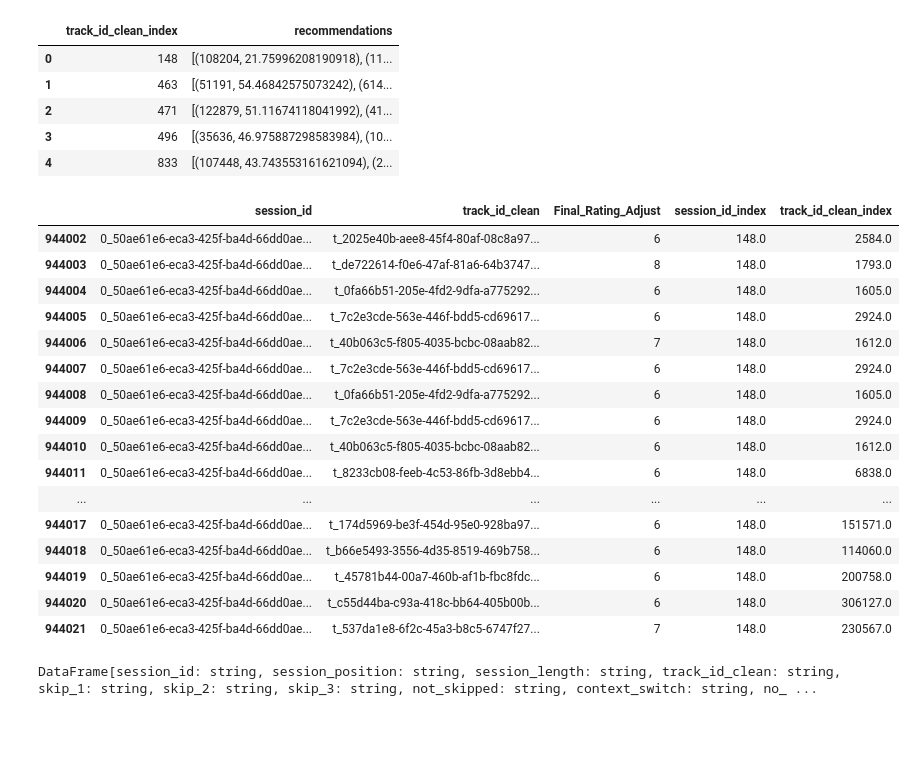
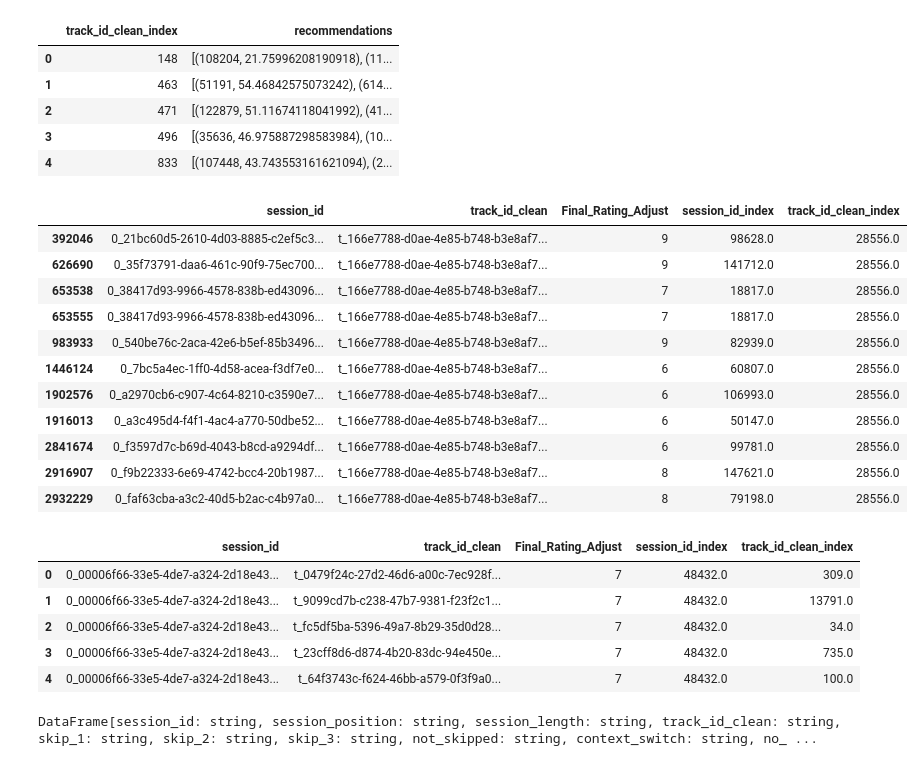
Before and after one commit to OliviaXu312/Spotify_recommendation_system-, a Jupyter notebook: Small_version.ipynb, the cells around one changed output. Saved outputs shown, nothing was run; the diff lists cells and outputs as text; code cells hidden in the pictures; blank space fills up the shorter version.

```diff
--- a/Small_version.ipynb
+++ b/Small_version.ipynb
@@ -401,25 +414,29 @@ movieRecs_df.head()
 # %%
 df = df_index.toPandas()
 # %%
-df[df['session_id_index'] == 148]
+df[df['track_id_clean_index'] == 28556]
 # %% [output]
 |  | session_id | track_id_clean | Final_Rating_Adjust | session_id_index | track_id_clean_index |
-| 944002 | 0_50ae61e6-eca3-425f-ba4d-66dd0ae... | t_2025e40b-aee8-45f4-80af-08c8a97... | 6 | 148.0 | 2584.0 |
-| 944003 | 0_50ae61e6-eca3-425f-ba4d-66dd0ae... | t_de722614-f0e6-47af-81a6-64b3747... | 8 | 148.0 | 1793.0 |
-| 944004 | 0_50ae61e6-eca3-425f-ba4d-66dd0ae... | t_0fa66b51-205e-4fd2-9dfa-a775292... | 6 | 148.0 | 1605.0 |
-| 944005 | 0_50ae61e6-eca3-425f-ba4d-66dd0ae... | t_7c2e3cde-563e-446f-bdd5-cd69617... | 6 | 148.0 | 2924.0 |
-| 944006 | 0_50ae61e6-eca3-425f-ba4d-66dd0ae... | t_40b063c5-f805-4035-bcbc-08aab82... | 7 | 148.0 | 1612.0 |
-| 944007 | 0_50ae61e6-eca3-425f-ba4d-66dd0ae... | t_7c2e3cde-563e-446f-bdd5-cd69617... | 6 | 148.0 | 2924.0 |
-| 944008 | 0_50ae61e6-eca3-425f-ba4d-66dd0ae... | t_0fa66b51-205e-4fd2-9dfa-a775292... | 6 | 148.0 | 1605.0 |
-| 944009 | 0_50ae61e6-eca3-425f-ba4d-66dd0ae... | t_7c2e3cde-563e-446f-bdd5-cd69617... | 6 | 148.0 | 2924.0 |
-| 944010 | 0_50ae61e6-eca3-425f-ba4d-66dd0ae... | t_40b063c5-f805-4035-bcbc-08aab82... | 6 | 148.0 | 1612.0 |
-| 944011 | 0_50ae61e6-eca3-425f-ba4d-66dd0ae... | t_8233cb08-feeb-4c53-86fb-3d8ebb4... | 6 | 148.0 | 6838.0 |
-| ... | ... | ... | ... | ... | ... |
-| 944017 | 0_50ae61e6-eca3-425f-ba4d-66dd0ae... | t_174d5969-be3f-454d-95e0-928ba97... | 6 | 148.0 | 151571.0 |
-| 944018 | 0_50ae61e6-eca3-425f-ba4d-66dd0ae... | t_b66e5493-3556-4d35-8519-469b758... | 6 | 148.0 | 114060.0 |
-| 944019 | 0_50ae61e6-eca3-425f-ba4d-66dd0ae... | t_45781b44-00a7-460b-af1b-fbc8fdc... | 6 | 148.0 | 200758.0 |
-| 944020 | 0_50ae61e6-eca3-425f-ba4d-66dd0ae... | t_c55d44ba-c93a-418c-bb64-405b00b... | 6 | 148.0 | 306127.0 |
-| 944021 | 0_50ae61e6-eca3-425f-ba4d-66dd0ae... | t_537da1e8-6f2c-45a3-b8c5-6747f27... | 7 | 148.0 | 230567.0 |
+| 392046 | 0_21bc60d5-2610-4d03-8885-c2ef5c3... | t_166e7788-d0ae-4e85-b748-b3e8af7... | 9 | 98628.0 | 28556.0 |
+| 626690 | 0_35f73791-daa6-461c-90f9-75ec700... | t_166e7788-d0ae-4e85-b748-b3e8af7... | 9 | 141712.0 | 28556.0 |
+| 653538 | 0_38417d93-9966-4578-838b-ed43096... | t_166e7788-d0ae-4e85-b748-b3e8af7... | 7 | 18817.0 | 28556.0 |
+| 653555 | 0_38417d93-9966-4578-838b-ed43096... | t_166e7788-d0ae-4e85-b748-b3e8af7... | 7 | 18817.0 | 28556.0 |
+| 983933 | 0_540be76c-2aca-42e6-b5ef-85b3496... | t_166e7788-d0ae-4e85-b748-b3e8af7... | 9 | 82939.0 | 28556.0 |
+| 1446124 | 0_7bc5a4ec-1ff0-4d58-acea-f3df7e0... | t_166e7788-d0ae-4e85-b748-b3e8af7... | 6 | 60807.0 | 28556.0 |
+| 1902576 | 0_a2970cb6-c907-4c64-8210-c3590e7... | t_166e7788-d0ae-4e85-b748-b3e8af7... | 6 | 106993.0 | 28556.0 |
+| 1916013 | 0_a3c495d4-f4f1-4ac4-a770-50dbe52... | t_166e7788-d0ae-4e85-b748-b3e8af7... | 6 | 50147.0 | 28556.0 |
+| 2841674 | 0_f3597d7c-b69d-4043-b8cd-a9294df... | t_166e7788-d0ae-4e85-b748-b3e8af7... | 6 | 99781.0 | 28556.0 |
+| 2916907 | 0_f9b22333-6e69-4742-bcc4-20b1987... | t_166e7788-d0ae-4e85-b748-b3e8af7... | 8 | 147621.0 | 28556.0 |
+| 2932229 | 0_faf63cba-a3c2-40d5-b2ac-c4b97a0... | t_166e7788-d0ae-4e85-b748-b3e8af7... | 8 | 79198.0 | 28556.0 |
+# %%
+df.head()
+# %% [output]
+|  | session_id | track_id_clean | Final_Rating_Adjust | session_id_index | track_id_clean_index |
+| 0 | 0_00006f66-33e5-4de7-a324-2d18e43... | t_0479f24c-27d2-46d6-a00c-7ec928f... | 7 | 48432.0 | 309.0 |
+| 1 | 0_00006f66-33e5-4de7-a324-2d18e43... | t_9099cd7b-c238-47b7-9381-f23f2c1... | 7 | 48432.0 | 13791.0 |
+| 2 | 0_00006f66-33e5-4de7-a324-2d18e43... | t_fc5df5ba-5396-49a7-8b29-35d0d28... | 7 | 48432.0 | 34.0 |
+| 3 | 0_00006f66-33e5-4de7-a324-2d18e43... | t_23cff8d6-d874-4b20-83dc-94e450e... | 7 | 48432.0 | 735.0 |
+| 4 | 0_00006f66-33e5-4de7-a324-2d18e43... | t_64f3743c-f624-46bb-a579-0f3f9a0... | 7 | 48432.0 | 100.0 |
 # %%
 0_50ae61e6-eca3-425f-ba4d-66dd0aee7df3
 # %%
```
Also changed, not shown: parts of 9 cells of this notebook.
